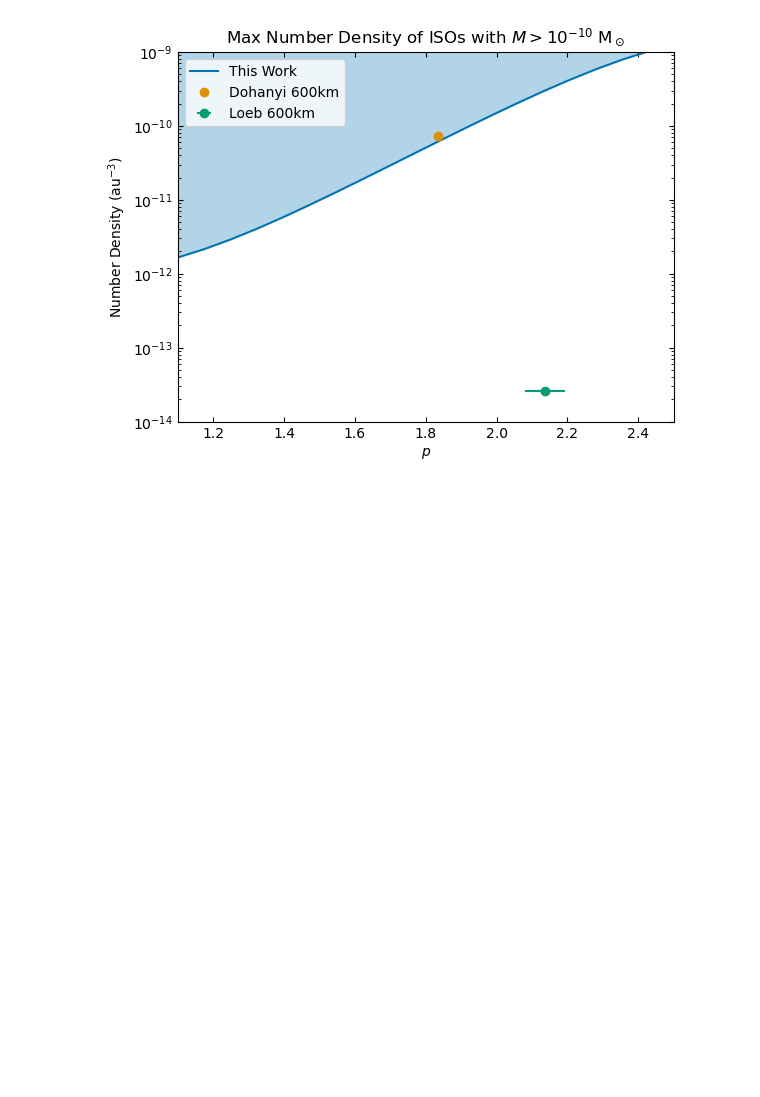
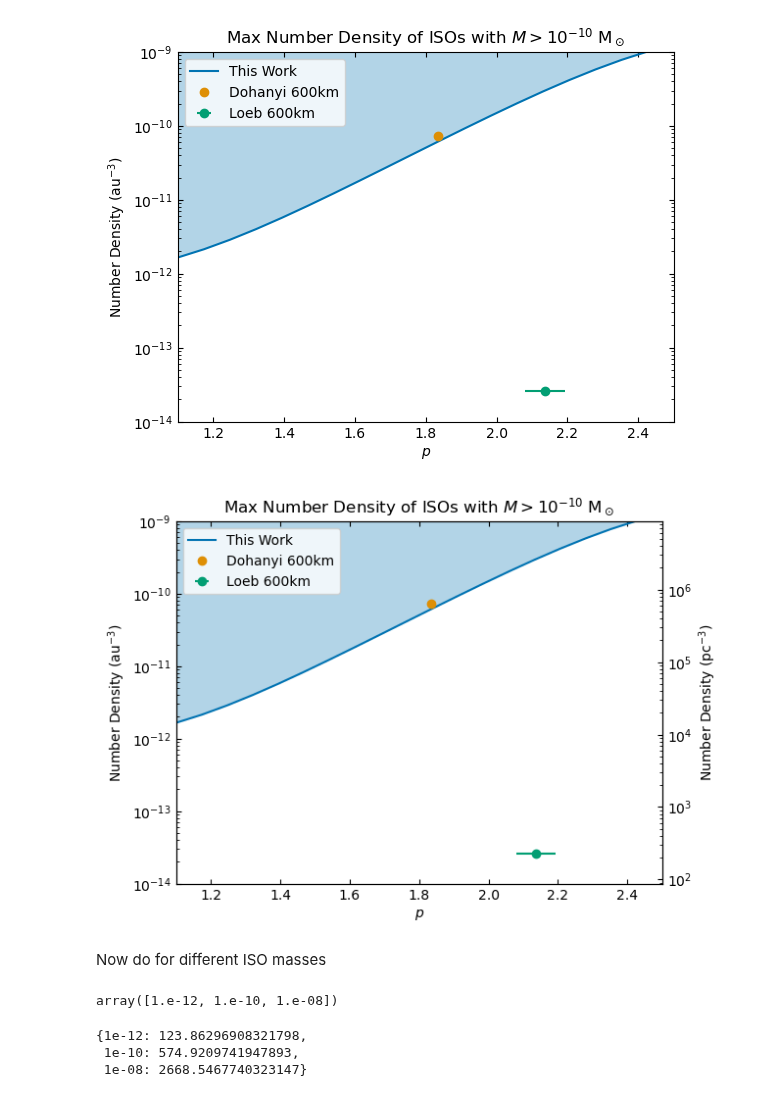
Before and after one commit to NolanSmyth/LensCalcPy, a Jupyter notebook: examples/hsc_ffp.ipynb, the cells around one changed output. Cells and saved outputs as stored; diff of their text form; code cells hidden in the pictures; blank space fills up the shorter version.

```diff
--- a/examples/hsc_ffp.ipynb
+++ b/examples/hsc_ffp.ipynb
@@ -123,7 +125,7 @@ def get_constraint_iso(m_iso, alpha=2, finite=False):
     s.add_ffp(alpha)
 
     #Porportion of ISOs above threshold
-    proportion_above_threshold = nquad(s.ffp.mass_func,[[m_iso, s.ffp.m_max]], opts={'points': [s.ffp.m_min, s.ffp.m_min*1e3]})[0]*s.ffp.Z
+    proportion_above_threshold = nquad(s.ffp.mass_func,[[m_iso, s.ffp.m_max]], opts={'points': [s.ffp.m_min, s.ffp.m_min*1e3, s.ffp.m_min*1e5]})[0]*s.ffp.Z
 
     #Maximum number of total allowed ISOs per star
     N_thresh = 4.74/n_events
@@ -242,3 +244,51 @@ plt.tick_params(axis='both', direction='in', which='both', bottom=True, top=True
 plt.show()
 # %% [output]
 [figure]
+# %%
+au3_to_pc3 = (4.85e-6)**3
+num_densities = np.array(n_objects_arr) * local_stellar_density * kpc2au ** (-3)
+
+plt.figure()
+
+plt.plot(alpha_values, num_densities, label='This Work')
+plt.fill_between(alpha_values, num_densities, np.max(num_densities), alpha=0.3)
+
+plt.yscale('log')
+
+plt.ylabel(r'Number Density (au$^{-3}$)')
+plt.xlabel(r'$p$')
+plt.title(r'Max Number Density of ISOs with $M > 10^{-10}$ M$_\odot$')
+
+plt.xlim([1.1, 2.5])
+plt.ylim([1e-14, 1e-9])
+
+plt.plot(dohanyi_p, dohanyi_n, 'o', label='Dohanyi 600km')
+plt.errorbar(loeb_p, loeb_n, xerr=[loeb_p_err], fmt='o', label='Loeb 600km')
+
+plt.legend()
+
+plt.tick_params(axis='both', direction='in', which='both', bottom=True, top=True, left=True, right=True)
+
+# creating a twin axis
+ax2 = plt.twinx()
+ax2.set_ylabel(r'Number Density (pc$^{-3}$)')
+
+# set the same y-scale as the left side
+ax2.set_yscale('log')
+
+# convert y limit from au^-3 to pc^-3 using conversion_factor
+plt.ylim([1e-14/au3_to_pc3, 1e-9/au3_to_pc3])
+
+# ticks on right side
+ax2.tick_params(axis='y', direction='in', which='both')
+
+plt.show()
+# %% [output]
+[figure, added]
+# %% [markdown]
+Now do for different ISO masses
+# %%
+m_arr = np.logspace(-12, -8, 3)
+m_arr
+# %% [output]
+array([1.e-12, 1.e-10, 1.e-08])
@@ -244,0 +302,12 @@ plt.show()
+# %%
+density = 2  # g/cm^3
+msol_to_g = 1.99e33
+diameters = {}
+
+for m in m_arr:
+    diameters[m] = (6*m*msol_to_g/(np.pi*density))**(1/3) * 1e-5 # diameter in km
+diameters
+# %% [output]
+{1e-12: 123.86296908321798,
+ 1e-10: 574.9209741947893,
+ 1e-08: 2668.5467740323147}
```
Also changed, not shown: parts of 9 cells of this notebook, 11 other files.
